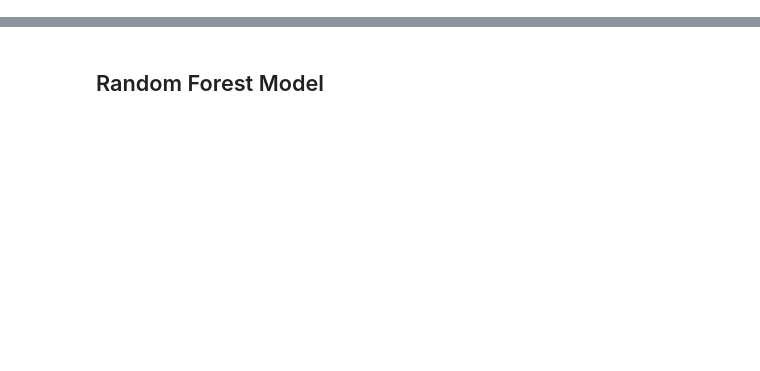
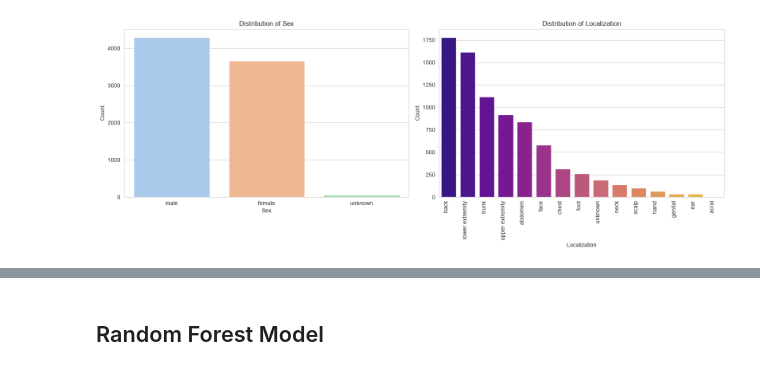
Before and after one commit to Hakunok/CS171-ImageClassifier, a Jupyter notebook: notebooks/eda_processing_split.ipynb, the cells around one changed output, grey strips where cells are left out. Saved outputs shown, nothing was run; the diff lists cells and outputs as text; code cells hidden in the pictures; blank space fills up the shorter version.

```diff
--- a/notebooks/eda_processing_split.ipynb
+++ b/notebooks/eda_processing_split.ipynb
@@ -242,0 +321,19 @@ print(class_weights)
+# %%
+# 3. Distributions of 'sex' and 'localization'
+fig, axes = plt.subplots(1, 2, figsize=(16, 6))
+
+sns.countplot(data=train_df, x='sex', ax=axes[0], palette='pastel', order=train_df['sex'].value_counts().index)
+axes[0].set_title('Distribution of Sex')
+axes[0].set_xlabel('Sex')
+axes[0].set_ylabel('Count')
+
+sns.countplot(data=train_df, x='localization', ax=axes[1], palette='plasma', order=train_df['localization'].value_counts().index)
+axes[1].set_title('Distribution of Localization')
+axes[1].set_xlabel('Localization')
+axes[1].set_ylabel('Count')
+plt.setp(axes[1].get_xticklabels(), rotation=90, horizontalalignment='right')
+
+plt.tight_layout()
+plt.show()
+# %% [output]
+[figure, added]
```
Also changed, not shown: parts of 39 cells of this notebook, 3 other files.
